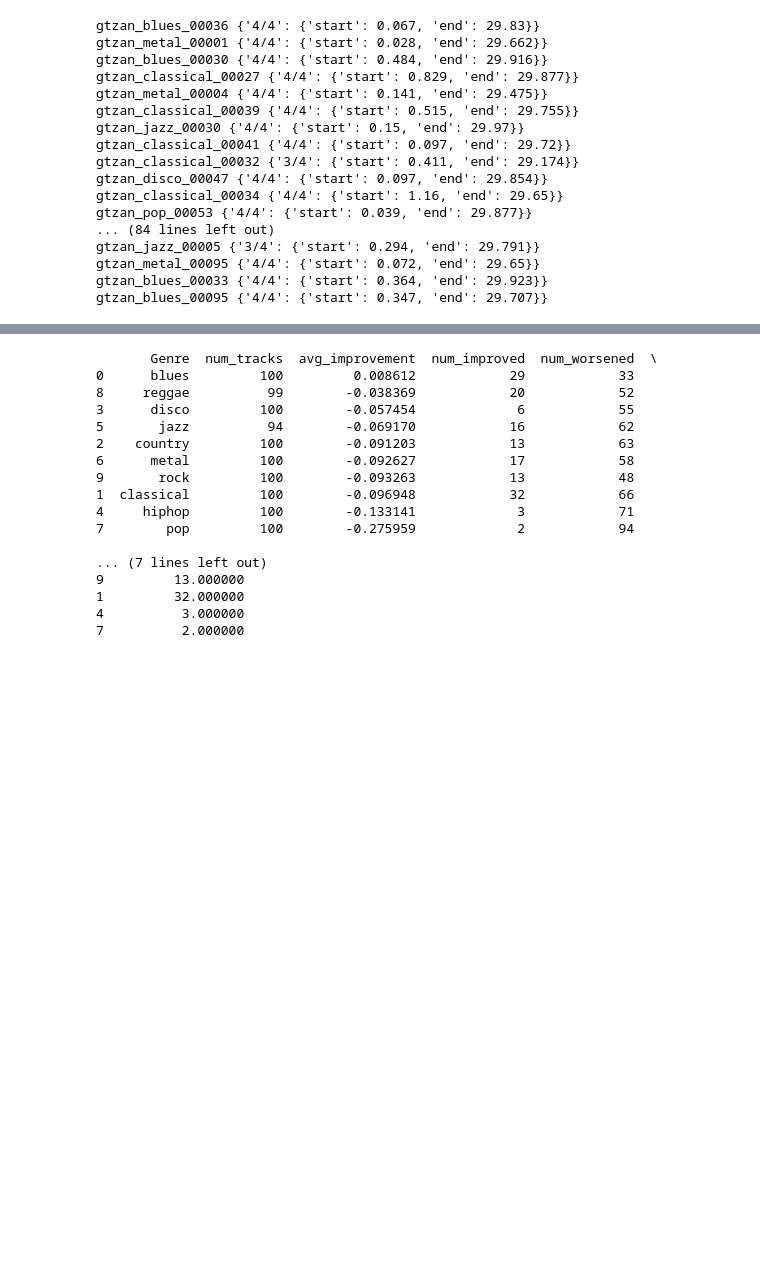
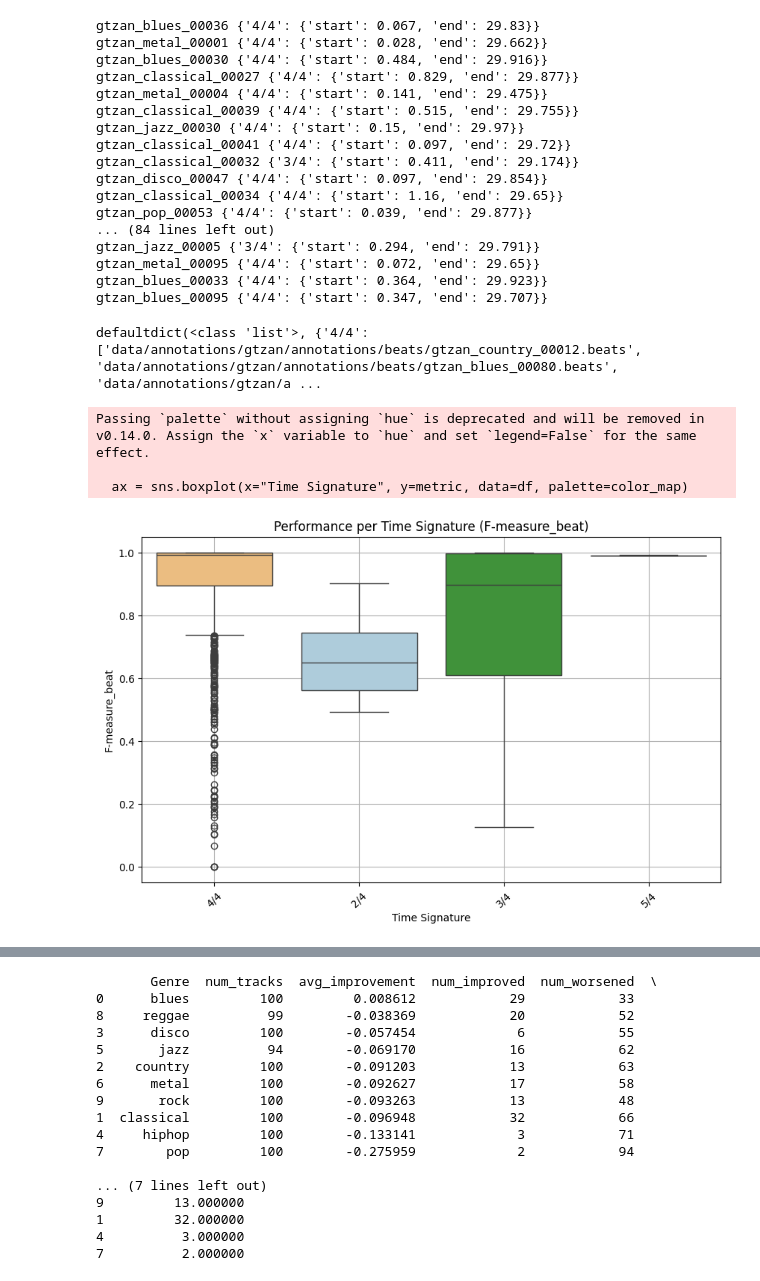
Before and after one commit to smilo7/more-beats-for-this, a Jupyter notebook: notebooks/More_Beats_for_This!_Reproducing_Beat_this!_paper_results_and_fail_case_analysis(1).ipynb, the cells around one changed output, grey strips where cells are left out. Cells and saved outputs as stored; diff of their text form; code cells hidden in the pictures; blank space fills up the shorter version.

```diff
--- a/notebooks/More_Beats_for_This!_Reproducing_Beat_this!_paper_results_and_fail_case_analysis(1).ipynb
+++ b/notebooks/More_Beats_for_This!_Reproducing_Beat_this!_paper_results_and_fail_case_analysis(1).ipynb
@@ -438,13 +434,3 @@ Time Signature: 3/4, Percentage: 5.41%
 Time Signature: 1/4, Percentage: 0.60%
 Time Signature: 2/4, Percentage: 0.70%
 Time Signature: 5/4, Percentage: 0.20%
-# %%
-# Calculate the total number of time signatures
-total_time_signatures = sum(len(v) for v in time_signatures.values())
-
-# Calculate the percentage of each time signature
-time_signature_percentages = {k: (len(v) / total_time_signatures) * 100 for k, v in time_signatures.items()}
-
-# Print the percentages
-for ts, percentage in time_signature_percentages.items():
-  print(f"Time Signature: {ts}, Percentage: {percentage:.2f}%")
@@ -481,3 +461,7 @@ gtzan_jazz_00005 {'3/4': {'start': 0.294, 'end': 29.791}}
 gtzan_metal_00095 {'4/4': {'start': 0.072, 'end': 29.65}}
 gtzan_blues_00033 {'4/4': {'start': 0.364, 'end': 29.923}}
 gtzan_blues_00095 {'4/4': {'start': 0.347, 'end': 29.707}}
+# %%
+print(time_signatures)
+# %% [output]
+defaultdict(<class 'list'>, {'4/4': ['data/annotations/gtzan/annotations/beats/gtzan_country_00012.beats', 'data/annotations/gtzan/annotations/beats/gtzan_blues_00080.beats', 'data/annotations/gtzan/a ...
@@ -483,0 +559,9 @@ gtzan_blues_00095 {'4/4': {'start': 0.347, 'end': 29.707}}
+# %%
+plot_time_signature_performance("time-signatures-analysis-results/time_signatures_test.json",
+                                "../beat-this-results-on-test/final-model-track-metrics.csv",
+                                "F-measure_beat")
+# %% [output]
+Passing `palette` without assigning `hue` is deprecated and will be removed in v0.14.0. Assign the `x` variable to `hue` and set `legend=False` for the same effect.
+
+  ax = sns.boxplot(x="Time Signature", y=metric, data=df, palette=color_map)
+[figure, added]
```
Also changed, not shown: parts of 13 cells of this notebook.
